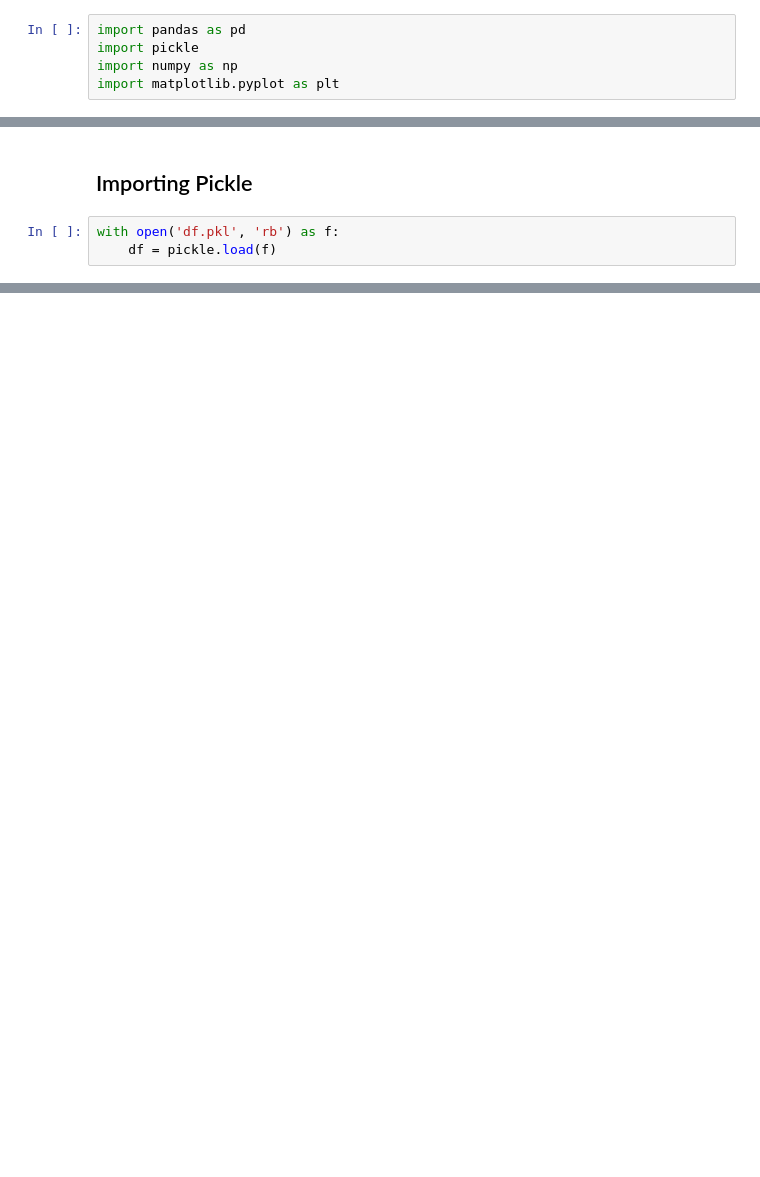
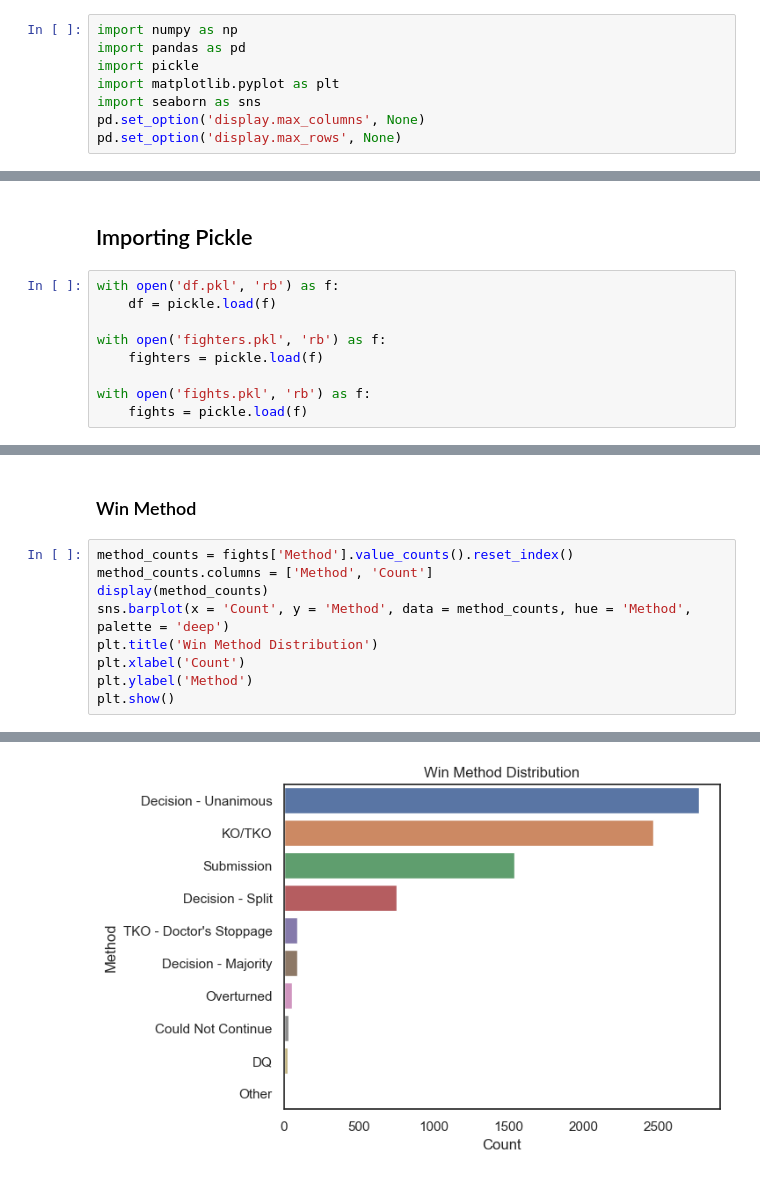
Before and after one commit to bryguan-berkeley/UFC-Fight-Winner-Prediction-Model, a Jupyter notebook: 4 - Exploring.ipynb, the cells around one changed output, grey strips where cells are left out. Saved outputs shown, nothing was run; the diff lists cells and outputs as text; blank space fills up the shorter version.

```diff
--- a/4 - Exploring.ipynb
+++ b/4 - Exploring.ipynb
@@ -3,7 +3,10 @@
 # %% [markdown]
 ## Importing Libraries
 # %%
+import numpy as np
 import pandas as pd
 import pickle
-import numpy as np
 import matplotlib.pyplot as plt
+import seaborn as sns
+pd.set_option('display.max_columns', None)
+pd.set_option('display.max_rows', None)
@@ -14,4 +15,10 @@ ModuleNotFoundError: No module named 'matplotlib'
 # %%
 with open('df.pkl', 'rb') as f:
     df = pickle.load(f)
+
+with open('fighters.pkl', 'rb') as f:
+    fighters = pickle.load(f)
+
+with open('fights.pkl', 'rb') as f:
+    fights = pickle.load(f)
 # %% [markdown]
@@ -24,0 +157,12 @@ with open('df.pkl', 'rb') as f:
+# %% [markdown]
+### Win Method
+# %%
+method_counts = fights['Method'].value_counts().reset_index()
+method_counts.columns = ['Method', 'Count']
+display(method_counts)
+sns.barplot(x = 'Count', y = 'Method', data = method_counts, hue = 'Method', palette = 'deep')
+plt.title('Win Method Distribution')
+plt.xlabel('Count')
+plt.ylabel('Method')
+plt.show()
+# %% [output]
@@ -24,0 +180 @@ with open('df.pkl', 'rb') as f:
+[figure, added]
```
Also changed, not shown: parts of 17 cells of this notebook, 7 other files.
